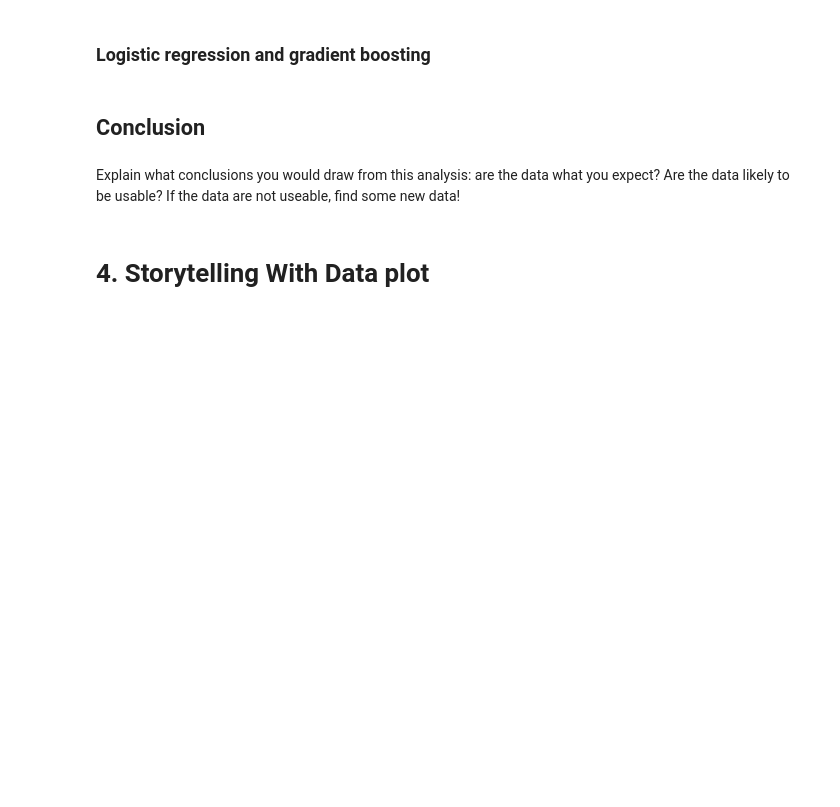
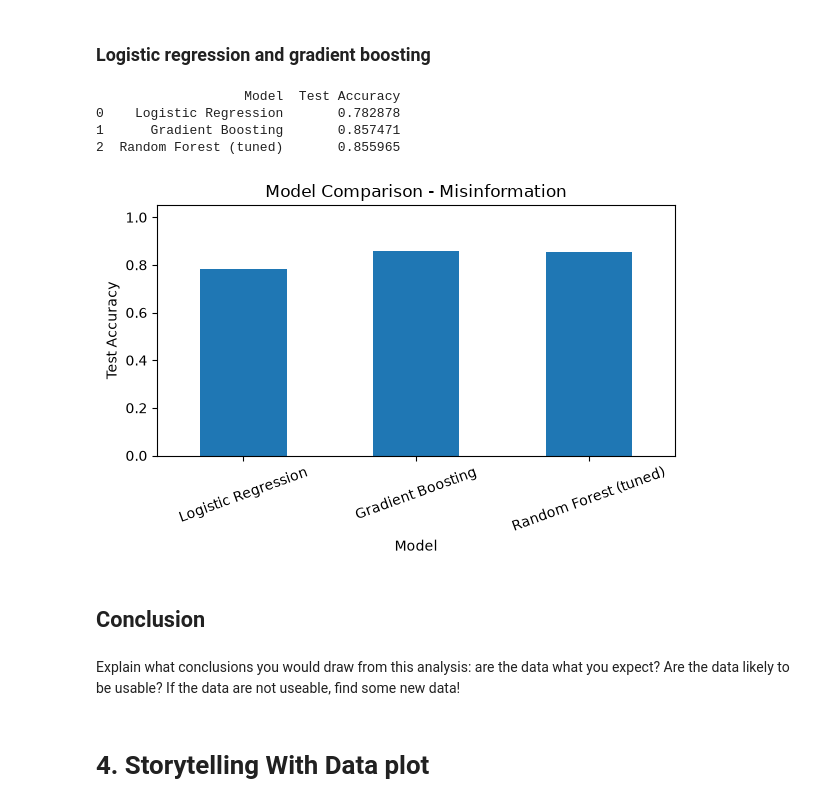
Before and after one commit to stefanie-the-engineer/bu-dx699-homework-11-smkenyon, a Jupyter notebook: OMDS-ModB2-Week11-Kenyon-Stefanie.ipynb, the cells around one changed output. Drawn from its saved outputs; the diff is of its cells as text; code cells hidden in the pictures; blank space fills up the shorter version.

```diff
--- a/OMDS-ModB2-Week11-Kenyon-Stefanie.ipynb
+++ b/OMDS-ModB2-Week11-Kenyon-Stefanie.ipynb
@@ -343,5 +726,40 @@ print("Saved misinformation_clean.csv")
 # %% [markdown]
 ### Logistic regression and gradient boosting
+# %%
+# Additional modeling technique
+
+# A linear baseline (Logistic Regression, with scaled features) and a boosting ensemble (Histogram Gradient Boosting) alongside
+# the tuned random forest.
+log_reg_misinfo = Pipeline([
+    ('scaler', StandardScaler()),
+    ('clf', LogisticRegression(max_iter=1000, random_state=42))
+])
+log_reg_misinfo.fit(X_train_m, y_train_m)
+log_reg_acc_m = log_reg_misinfo.score(X_test_m, y_test_m)
+
+gb_misinfo = HistGradientBoostingClassifier(random_state=42)
+gb_misinfo.fit(X_train_m, y_train_m)
+gb_acc_m = gb_misinfo.score(X_test_m, y_test_m)
+
+comparison_misinfo = pd.DataFrame({
+    'Model': ['Logistic Regression', 'Gradient Boosting', 'Random Forest (tuned)'],
+    'Test Accuracy': [log_reg_acc_m, gb_acc_m, tuned_test_acc_m]
+})
+print(comparison_misinfo)
+
+comparison_misinfo.plot(x='Model', y='Test Accuracy', kind='bar', legend=False, figsize=(6, 4))
+plt.ylabel("Test Accuracy")
+plt.title("Model Comparison - Misinformation")
+plt.ylim(0, 1.05)
+plt.xticks(rotation=20)
+plt.tight_layout()
+plt.show()
+# %% [output]
+                   Model  Test Accuracy
+0    Logistic Regression       0.782878
+1      Gradient Boosting       0.857471
+2  Random Forest (tuned)       0.855965
+[figure, added]
 # %% [markdown]
 ## Conclusion
 # %% [markdown]
```
Also changed, not shown: parts of 37 cells of this notebook, 2 other files.
